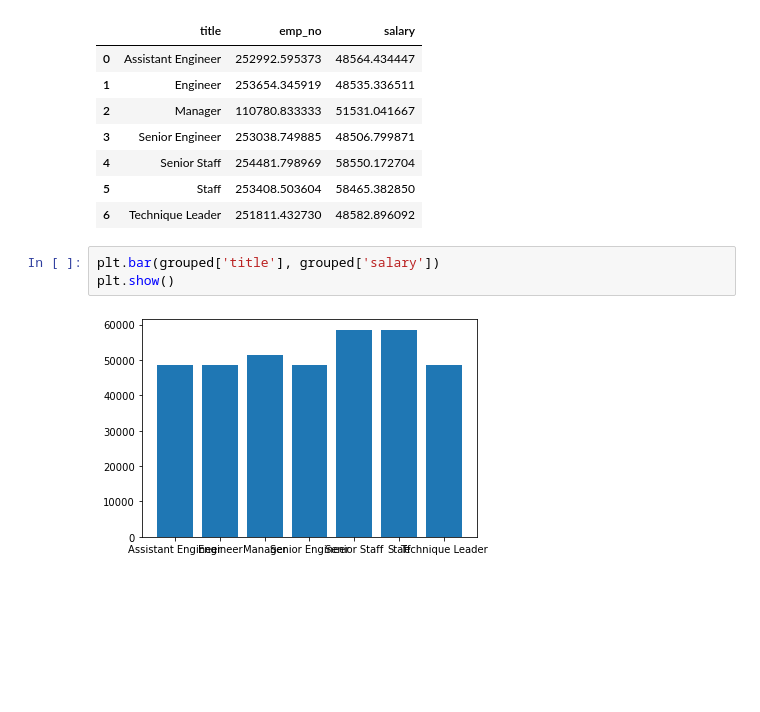
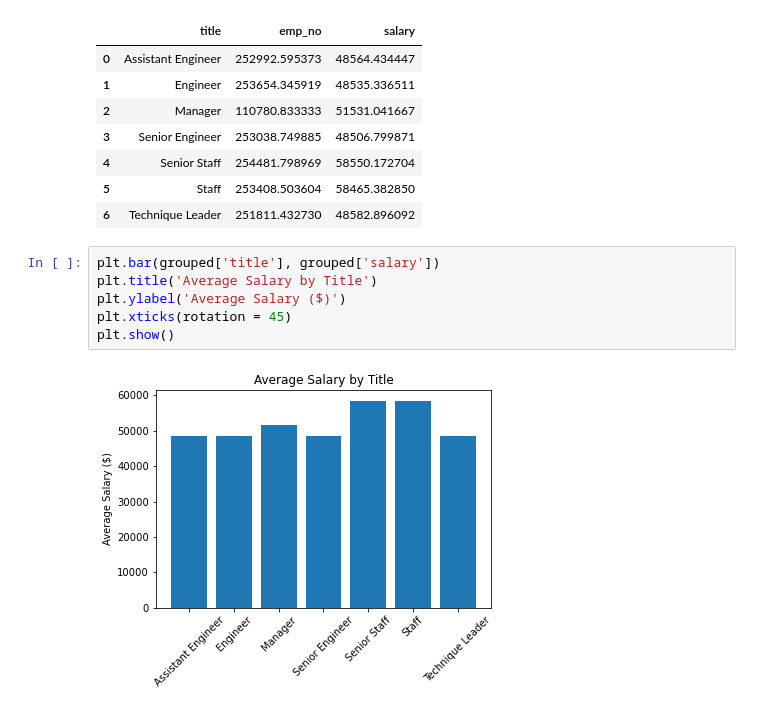
Before and after one commit to ennegineer/07-SQL, a Jupyter notebook: analysis.ipynb, the cells around one changed output. Drawn from its saved outputs; the diff is of its cells as text; blank space fills up the shorter version.

```diff
--- a/analysis.ipynb
+++ b/analysis.ipynb
@@ -88,6 +90,9 @@ grouped
 | 6 | Technique Leader | 251811.432730 | 48582.896092 |
 # %%
 plt.bar(grouped['title'], grouped['salary'])
+plt.title('Average Salary by Title')
+plt.ylabel('Average Salary ($)')
+plt.xticks(rotation = 45)
 plt.show()
 # %% [output]
-[figure, old version]
+[figure, new version]
```
Also changed, not shown: parts of 1 cell of this notebook.
